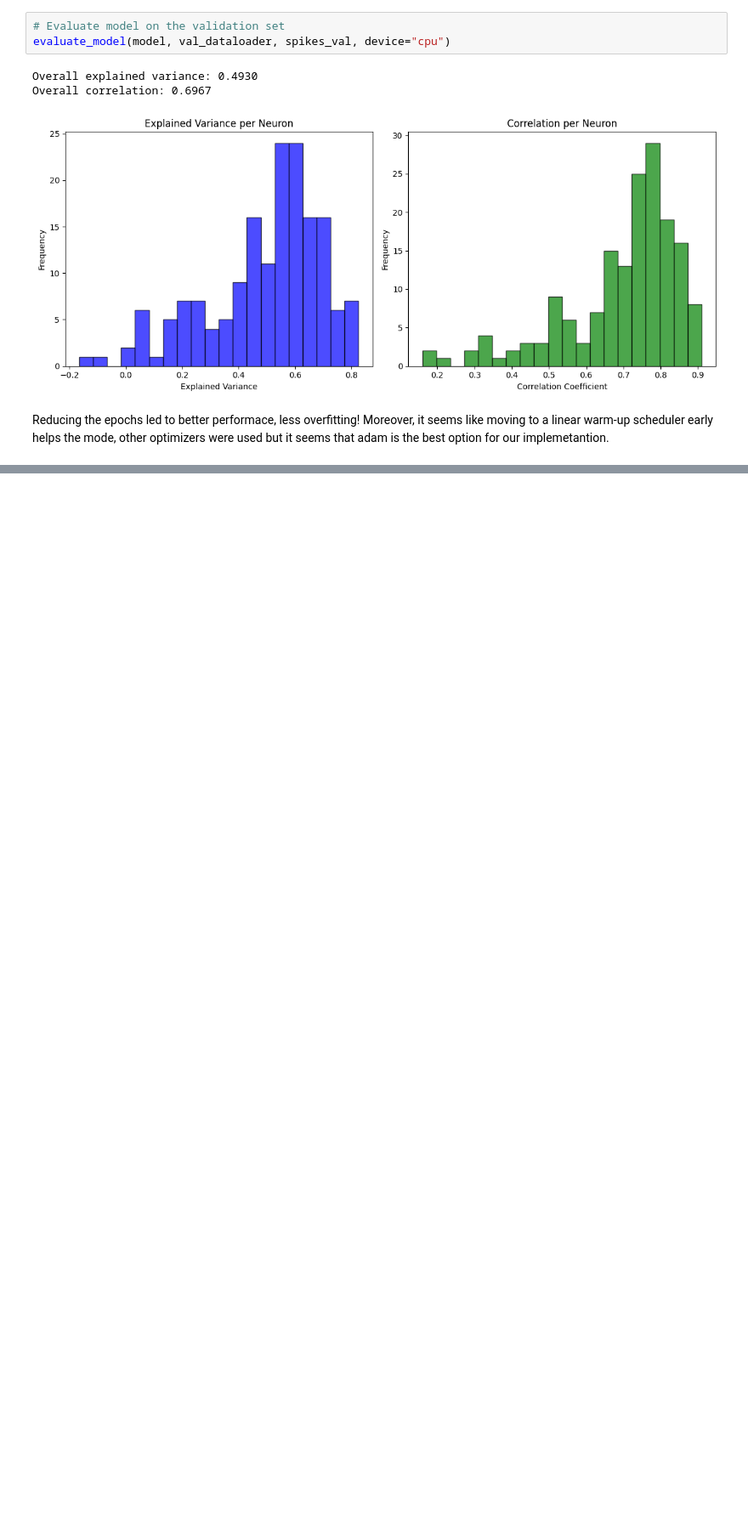
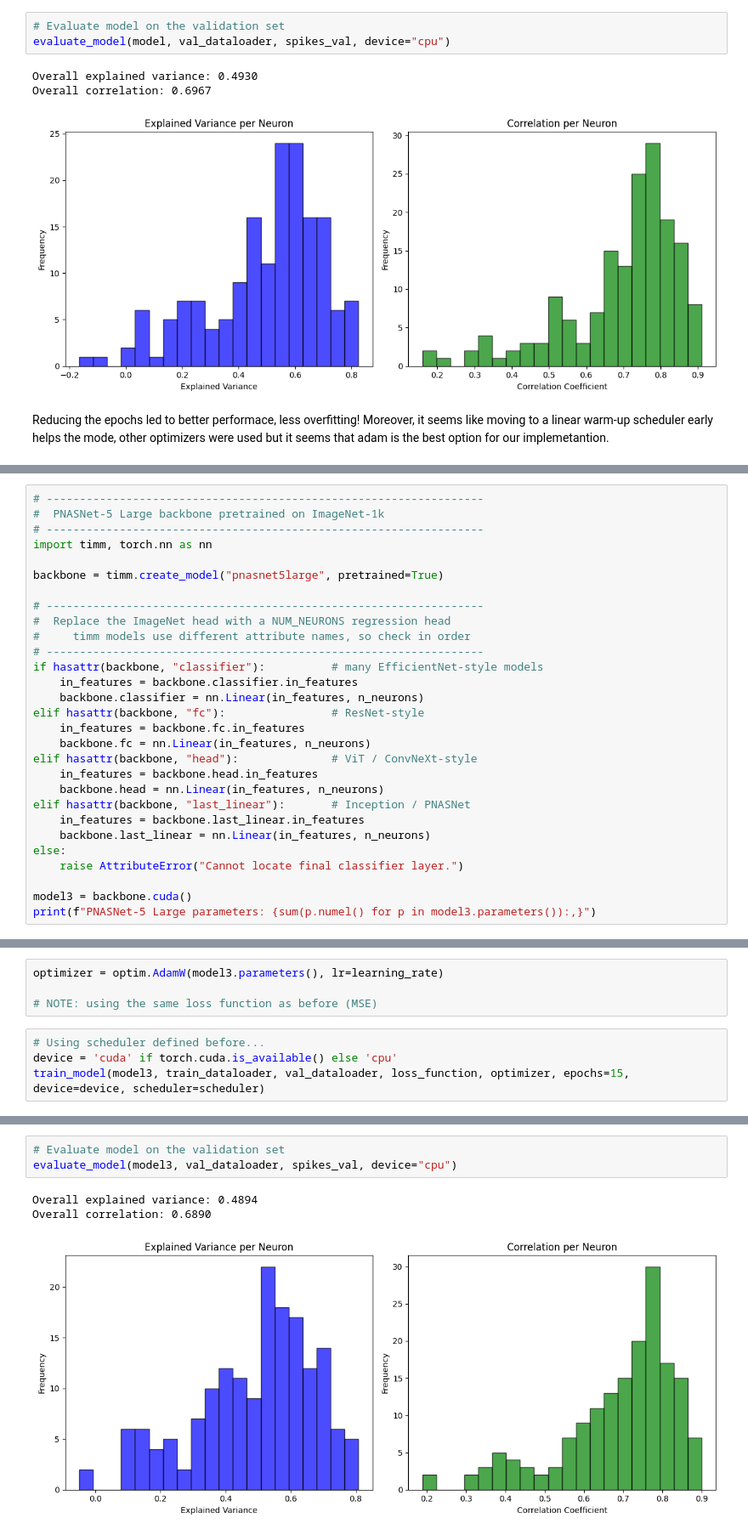
Before and after one commit to MetthewB/NX-414-Team-16, a Jupyter notebook: week8.ipynb, the cells around one changed output, grey strips where cells are left out. Shown at 85% size. Saved outputs shown, nothing was run; the diff lists cells and outputs as text; blank space fills up the shorter version.

```diff
--- a/week8.ipynb
+++ b/week8.ipynb
@@ -1300,0 +1336,29 @@ Moreover, it seems like moving to a linear warm-up scheduler early helps the mod
+# %%
+# ------------------------------------------------------------------
+#  PNASNet‑5 Large backbone pretrained on ImageNet‑1k
+# ------------------------------------------------------------------
+import timm, torch.nn as nn
+
+backbone = timm.create_model("pnasnet5large", pretrained=True)
+
+# ------------------------------------------------------------------
+#  Replace the ImageNet head with a NUM_NEURONS regression head
+#     timm models use different attribute names, so check in order
+# ------------------------------------------------------------------
+if hasattr(backbone, "classifier"):          # many EfficientNet‑style models
+    in_features = backbone.classifier.in_features
+    backbone.classifier = nn.Linear(in_features, n_neurons)
+elif hasattr(backbone, "fc"):                # ResNet‑style
+    in_features = backbone.fc.in_features
+    backbone.fc = nn.Linear(in_features, n_neurons)
+elif hasattr(backbone, "head"):              # ViT / ConvNeXt‑style
+    in_features = backbone.head.in_features
+    backbone.head = nn.Linear(in_features, n_neurons)
+elif hasattr(backbone, "last_linear"):       # Inception / PNASNet
+    in_features = backbone.last_linear.in_features
+    backbone.last_linear = nn.Linear(in_features, n_neurons)
+else:
+    raise AttributeError("Cannot locate final classifier layer.")
+
+model3 = backbone.cuda()
+print(f"PNASNet‑5 Large parameters: {sum(p.numel() for p in model3.parameters()):,}")
@@ -1300,0 +1367,8 @@ Moreover, it seems like moving to a linear warm-up scheduler early helps the mod
+# %%
+optimizer = optim.AdamW(model3.parameters(), lr=learning_rate)
+
+# NOTE: using the same loss function as before (MSE)
+# %%
+# Using scheduler defined before...
+device = 'cuda' if torch.cuda.is_available() else 'cpu'
+train_model(model3, train_dataloader, val_dataloader, loss_function, optimizer, epochs=15, device=device, scheduler=scheduler)
@@ -1300,0 +1391,7 @@ Moreover, it seems like moving to a linear warm-up scheduler early helps the mod
+# %%
+# Evaluate model on the validation set
+evaluate_model(model3, val_dataloader, spikes_val, device="cpu")
+# %% [output]
+Overall explained variance: 0.4894
+Overall correlation: 0.6890
+[figure, added]
```
Also changed, not shown: parts of 47 cells of this notebook.
